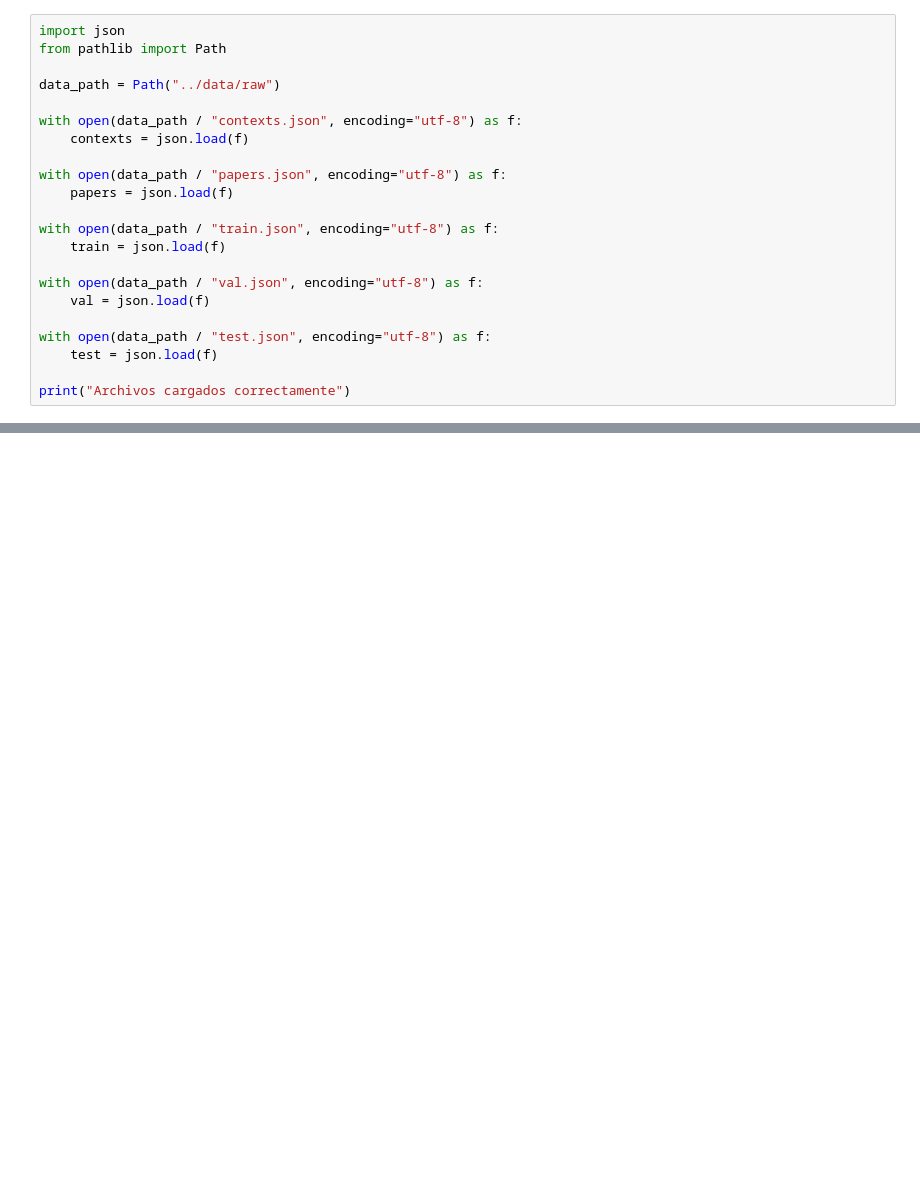
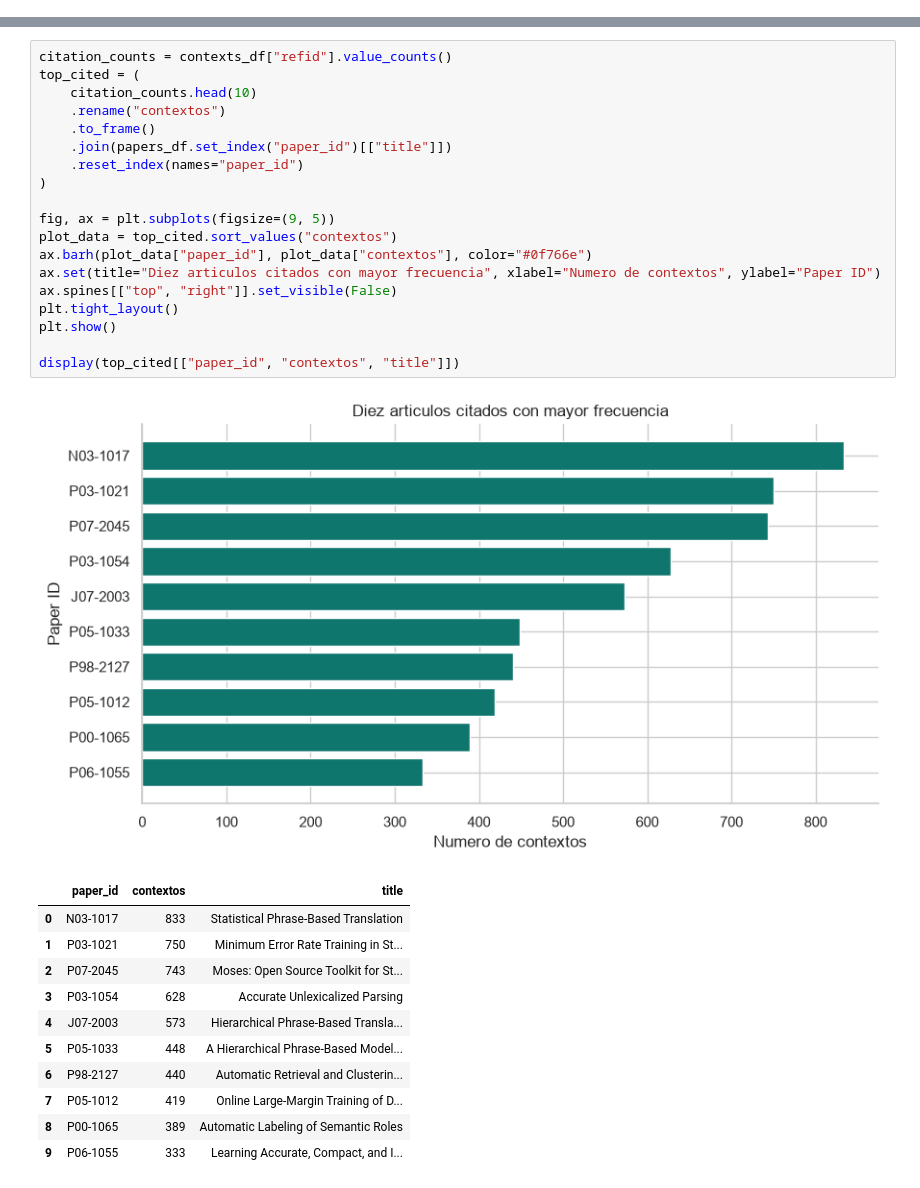
Before and after one commit to Byron971/microproyecto-local-citation, a Jupyter notebook: notebooks/01_exploracion_datos.ipynb, the cells around one changed output, grey strips where cells are left out. Drawn from its saved outputs; the diff is of its cells as text; blank space fills up the shorter version.

```diff
--- a/notebooks/01_exploracion_datos.ipynb
+++ b/notebooks/01_exploracion_datos.ipynb
@@ -18,22 +0,0 @@ Importación de Data
-# %%
-import json
-from pathlib import Path
-
-data_path = Path("../data/raw")
-
-with open(data_path / "contexts.json", encoding="utf-8") as f:
-    contexts = json.load(f)
-
-with open(data_path / "papers.json", encoding="utf-8") as f:
-    papers = json.load(f)
-
-with open(data_path / "train.json", encoding="utf-8") as f:
-    train = json.load(f)
-
-with open(data_path / "val.json", encoding="utf-8") as f:
-    val = json.load(f)
-
-with open(data_path / "test.json", encoding="utf-8") as f:
-    test = json.load(f)
-
-print("Archivos cargados correctamente")
@@ -179,0 +406,32 @@ Positive IDs: ['P08-2011']
+# %%
+citation_counts = contexts_df["refid"].value_counts()
+top_cited = (
+    citation_counts.head(10)
+    .rename("contextos")
+    .to_frame()
+    .join(papers_df.set_index("paper_id")[["title"]])
+    .reset_index(names="paper_id")
+)
+
+fig, ax = plt.subplots(figsize=(9, 5))
+plot_data = top_cited.sort_values("contextos")
+ax.barh(plot_data["paper_id"], plot_data["contextos"], color="#0f766e")
+ax.set(title="Diez articulos citados con mayor frecuencia", xlabel="Numero de contextos", ylabel="Paper ID")
+ax.spines[["top", "right"]].set_visible(False)
+plt.tight_layout()
+plt.show()
+
+display(top_cited[["paper_id", "contextos", "title"]])
+# %% [output]
+[figure, added]
+|  | paper_id | contextos | title |
+| 0 | N03-1017 | 833 | Statistical Phrase-Based Translation |
+| 1 | P03-1021 | 750 | Minimum Error Rate Training in St... |
+| 2 | P07-2045 | 743 | Moses: Open Source Toolkit for St... |
+| 3 | P03-1054 | 628 | Accurate Unlexicalized Parsing |
+| 4 | J07-2003 | 573 | Hierarchical Phrase-Based Transla... |
+| 5 | P05-1033 | 448 | A Hierarchical Phrase-Based Model... |
+| 6 | P98-2127 | 440 | Automatic Retrieval and Clusterin... |
+| 7 | P05-1012 | 419 | Online Large-Margin Training of D... |
+| 8 | P00-1065 | 389 | Automatic Labeling of Semantic Roles |
+| 9 | P06-1055 | 333 | Learning Accurate, Compact, and I... |
```
Also changed, not shown: parts of 38 cells of this notebook, 8 other files.
